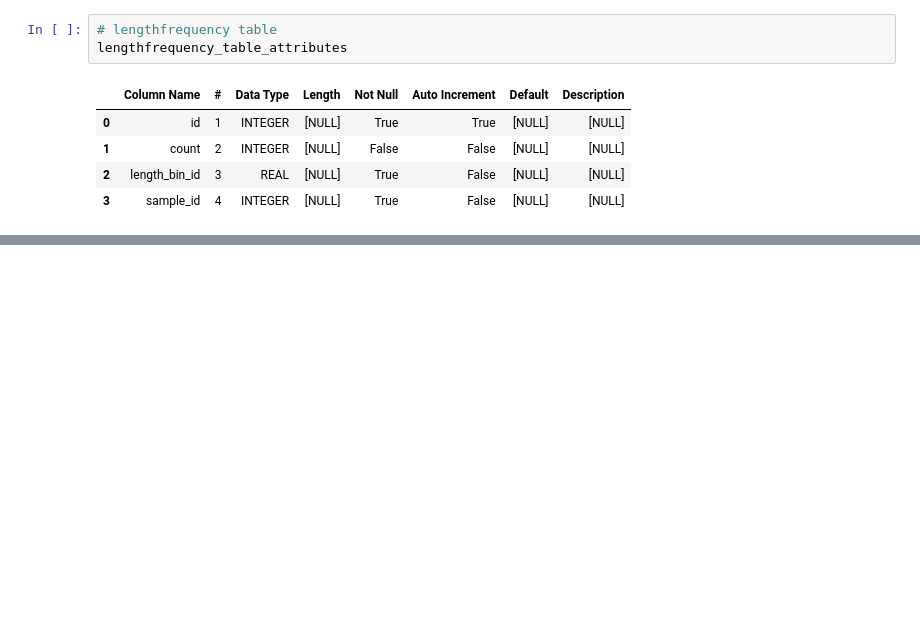
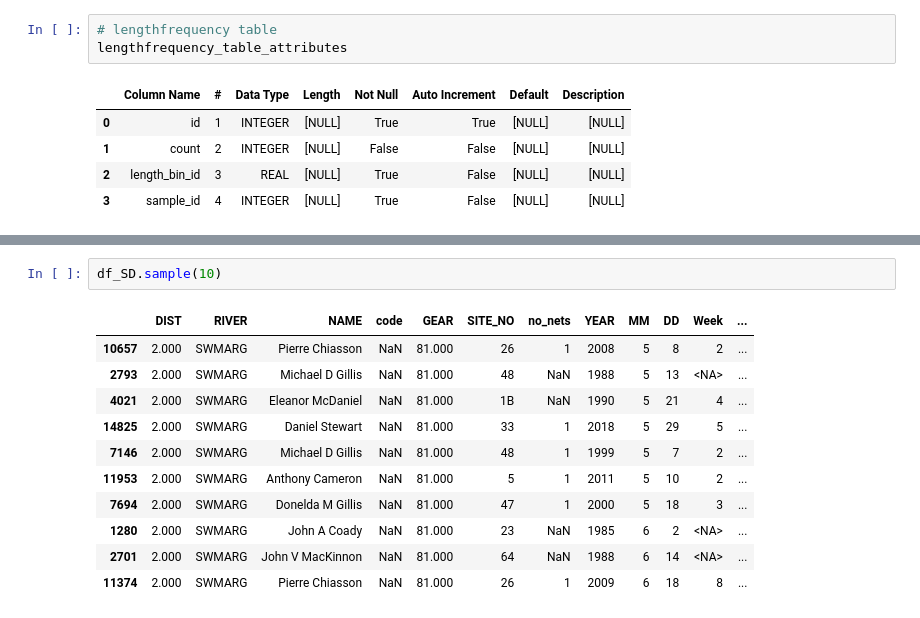
Before and after one commit to dfo-gulf-science/Gaspereau, a Jupyter notebook: 8. Data Wrangling - matching and creating tables.ipynb, the cells around one changed output, grey strips where cells are left out. Drawn from its saved outputs; the diff is of its cells as text; blank space fills up the shorter version.

```diff
--- a/8. Data Wrangling - matching and creating tables.ipynb
+++ b/8. Data Wrangling - matching and creating tables.ipynb
@@ -544,0 +587,14 @@ append_available_data(df_SD, spec, matched_columns)
+# %%
+df_SD.sample(10)
+# %% [output]
+|  | DIST | RIVER | NAME | code | GEAR | SITE_NO | no_nets | YEAR | MM | DD | Week | ... |
+| 10657 | 2.000 | SWMARG | Pierre Chiasson | NaN | 81.000 | 26 | 1 | 2008 | 5 | 8 | 2 | ... |
+| 2793 | 2.000 | SWMARG | Michael D Gillis | NaN | 81.000 | 48 | NaN | 1988 | 5 | 13 | <NA> | ... |
+| 4021 | 2.000 | SWMARG | Eleanor McDaniel | NaN | 81.000 | 1B | NaN | 1990 | 5 | 21 | 4 | ... |
+| 14825 | 2.000 | SWMARG | Daniel Stewart | NaN | 81.000 | 33 | 1 | 2018 | 5 | 29 | 5 | ... |
+| 7146 | 2.000 | SWMARG | Michael D Gillis | NaN | 81.000 | 48 | 1 | 1999 | 5 | 7 | 2 | ... |
+| 11953 | 2.000 | SWMARG | Anthony Cameron | NaN | 81.000 | 5 | 1 | 2011 | 5 | 10 | 2 | ... |
+| 7694 | 2.000 | SWMARG | Donelda M Gillis | NaN | 81.000 | 47 | 1 | 2000 | 5 | 18 | 3 | ... |
+| 1280 | 2.000 | SWMARG | John A Coady | NaN | 81.000 | 23 | NaN | 1985 | 6 | 2 | <NA> | ... |
+| 2701 | 2.000 | SWMARG | John V MacKinnon | NaN | 81.000 | 64 | NaN | 1988 | 6 | 14 | <NA> | ... |
+| 11374 | 2.000 | SWMARG | Pierre Chiasson | NaN | 81.000 | 26 | 1 | 2009 | 6 | 18 | 8 | ... |
```
Also changed, not shown: parts of 19 cells of this notebook.
